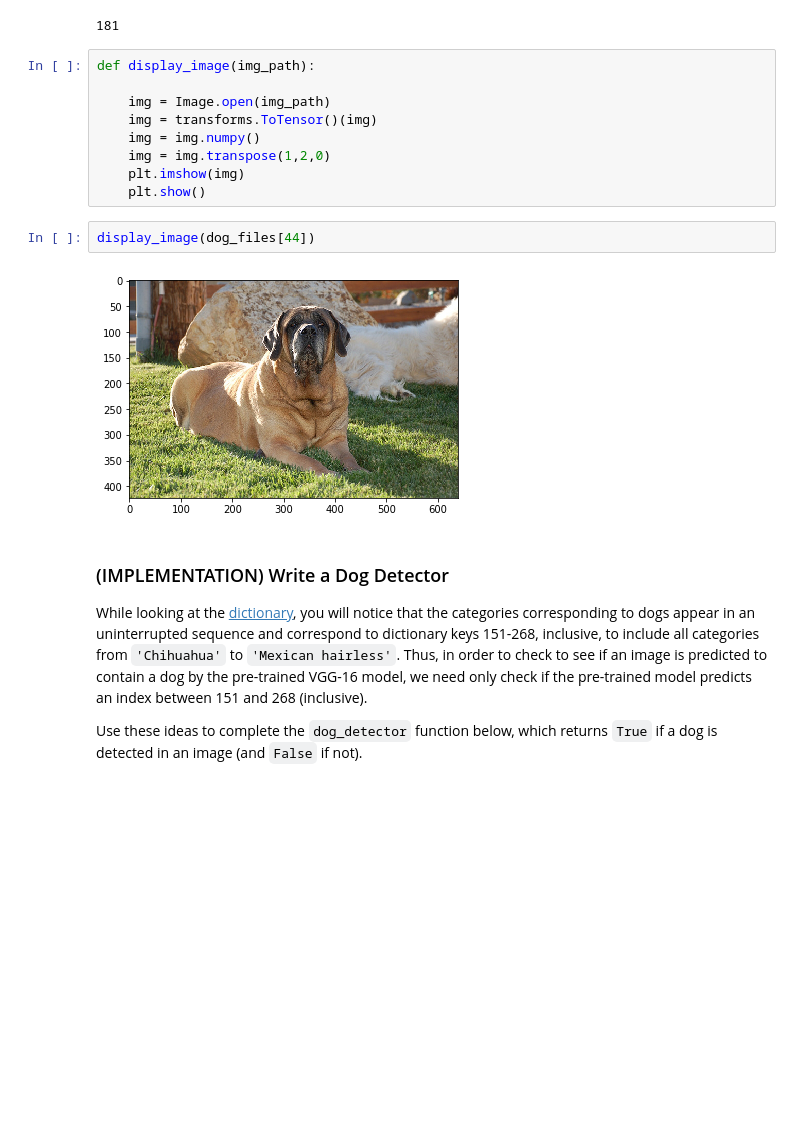
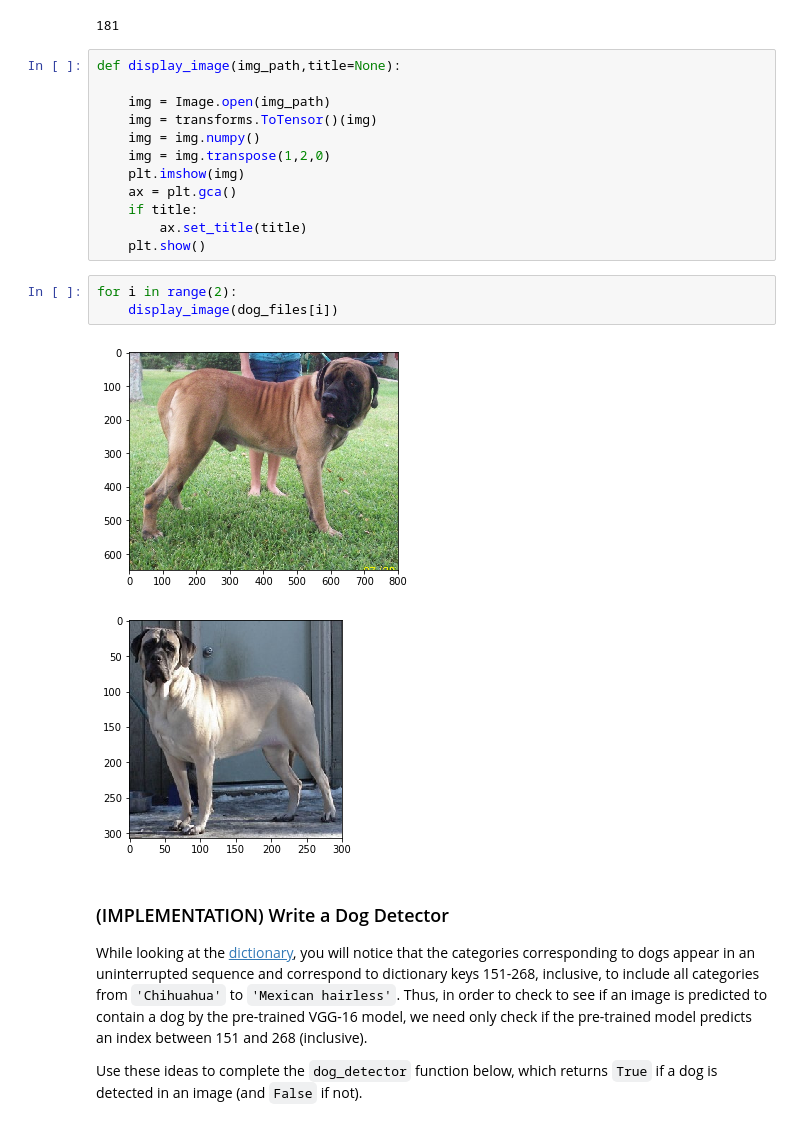
Before and after one commit to abtripathi/predicting_dog_breeds, a Jupyter notebook: dog_app.ipynb, the cells around one changed output. Saved outputs shown, nothing was run; the diff lists cells and outputs as text; blank space fills up the shorter version.

```diff
--- a/dog_app.ipynb
+++ b/dog_app.ipynb
@@ -318,18 +321,23 @@ VGG16_predict(dog_files[434])
 # %% [output]
 181
 # %%
-def display_image(img_path):
+def display_image(img_path,title=None):
 
     img = Image.open(img_path)
     img = transforms.ToTensor()(img)
     img = img.numpy()
     img = img.transpose(1,2,0)
     plt.imshow(img)
+    ax = plt.gca()
+    if title:
+        ax.set_title(title)
     plt.show()
-# %%
-display_image(dog_files[44])
-# %% [output]
-[figure, removed]
+# %%
+for i in range(2):
+    display_image(dog_files[i])
+# %% [output]
+[figure, added]
+[figure, added]
 # %% [markdown]
 ### (IMPLEMENTATION) Write a Dog Detector
 
```
Also changed, not shown: parts of 38 cells of this notebook, 4 other files.
